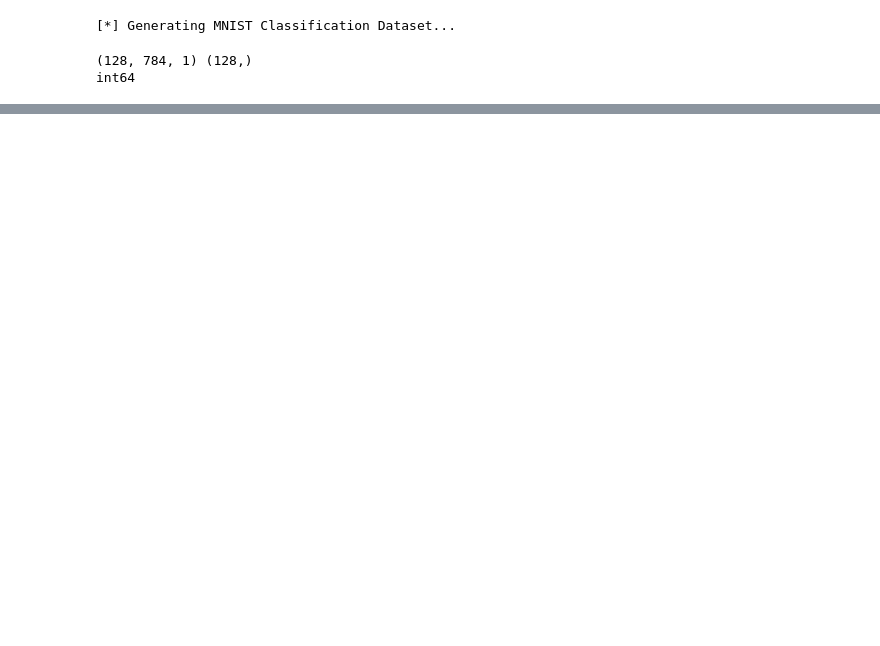
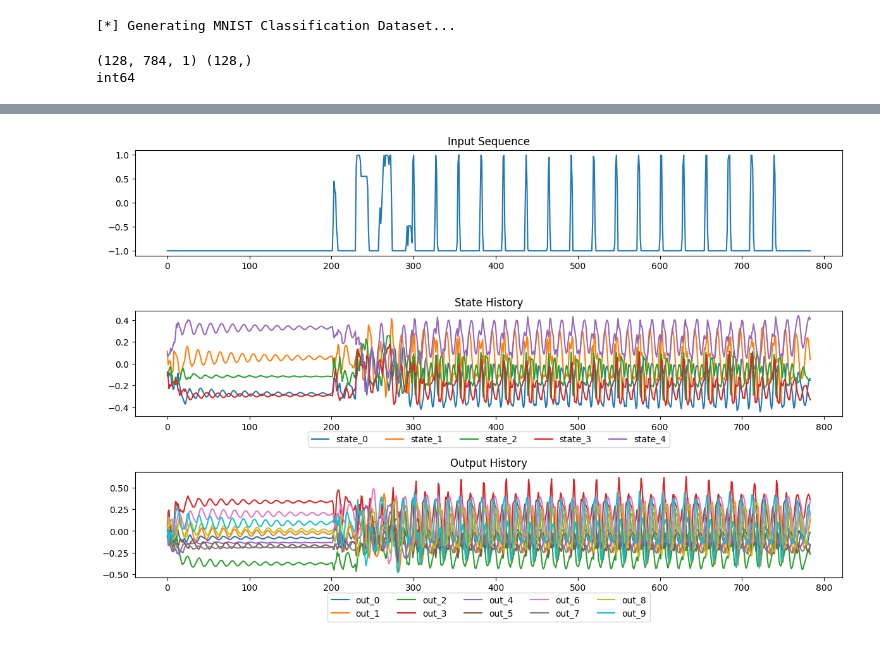
Before and after one commit to TristanTorchet/LearningJAX, a Jupyter notebook: Flax/flax1e_scanSRN.ipynb, the cells around one changed output, grey strips where cells are left out. Cells and saved outputs as stored; diff of their text form; code cells hidden in the pictures; blank space fills up the shorter version.

```diff
--- a/Flax/flax1e_scanSRN.ipynb
+++ b/Flax/flax1e_scanSRN.ipynb
@@ -40,8 +37,12 @@ from tqdm import tqdm
 import torchvision
 import torchvision.transforms as transforms
 from flax import linen as nn
+from flax.training import train_state
+import optax
 from jax.nn.initializers import lecun_normal
 from typing import Any, Tuple, Sequence, Optional
+import matplotlib.pyplot as plt
+px = 1 / plt.rcParams['figure.dpi']
 
 jnp.set_printoptions(precision=3, suppress=True)
 
@@ -80,10 +81,10 @@ def create_mnist_classification_dataset(bsz=128, root="./data"):
 
     # Return data loaders, with the provided batch size
     trainloader = torch.utils.data.DataLoader(
-        train, batch_size=bsz, shuffle=True, collate_fn=custom_collate_fn
+        train, batch_size=bsz, shuffle=True, collate_fn=custom_collate_fn, drop_last=True
     )
     testloader = torch.utils.data.DataLoader(
-        test, batch_size=bsz, shuffle=False, collate_fn=custom_collate_fn
+        test, batch_size=bsz, shuffle=False, collate_fn=custom_collate_fn, drop_last=True
     )
 
     return trainloader, testloader, N_CLASSES, SEQ_LENGTH, IN_DIM
@@ -132,6 +144,10 @@ BatchRNN = nn.vmap(RNN, in_axes=0, out_axes=0, variable_axes={'params': 0}, spli
 # %%
 srn = BatchRNN(256, 10)
-variables = srn.init(jax.random.PRNGKey(0), jnp.zeros((1,784,1)))
-y = srn.apply(variables, jnp.zeros((1,784,1)))
-y.shape # (batch, time, cell_size)
+params = srn.init(jax.random.PRNGKey(0), jnp.zeros((5,784,1)))
+state_hist, out_hist = srn.apply(params, batch_x[:5])
+print(state_hist.shape, out_hist.shape) # (batch, time, cell_size)
+y = out_hist.mean(axis=1)
+print(y.shape)
+assert y.shape == (5, 10)
+print(y)
 # %% [output]
@@ -156,3 +189,22 @@ import optax
+# %%
+t = jnp.arange(784)
+
+nb_components_to_plot = 5
+fig, axs = plt.subplots(3, 1, figsize=(1200*px, 800*px))
+axs[0].plot(t, batch_x[0, :, 0])
+axs[0].set_title('Input Sequence')
+axs[1].plot(t, state_hist[0, :, :nb_components_to_plot], label=[f'state_{i}' for i in range(nb_components_to_plot)])
+axs[1].set_title('State History')
+axs[1].legend()
+axs[2].plot(t, out_hist[0, :, :], label=[f'out_{i}' for i in range(10)])
+axs[2].set_title('Output History')
+legend_ncol = 5 if nb_components_to_plot > 5 else nb_components_to_plot
+axs[1].legend(ncol=legend_ncol, loc='upper center', bbox_to_anchor=(0.5, -0.1))
+axs[2].legend(ncol=5, loc='upper center', bbox_to_anchor=(0.5, -0.1))
+plt.tight_layout()
+plt.show()
+# %% [output]
+[figure, added]
 # %%
 key = jax.random.PRNGKey(0)
 key, subkey = jax.random.split(key)
```
Also changed, not shown: parts of 18 cells of this notebook.
